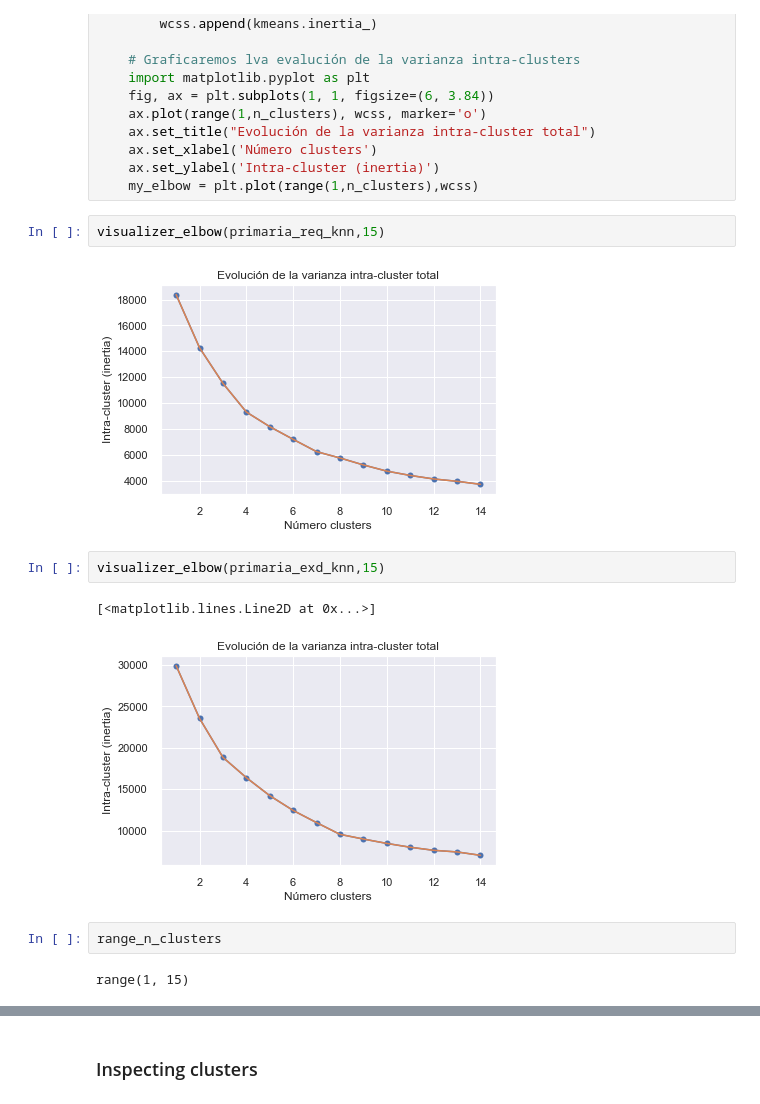
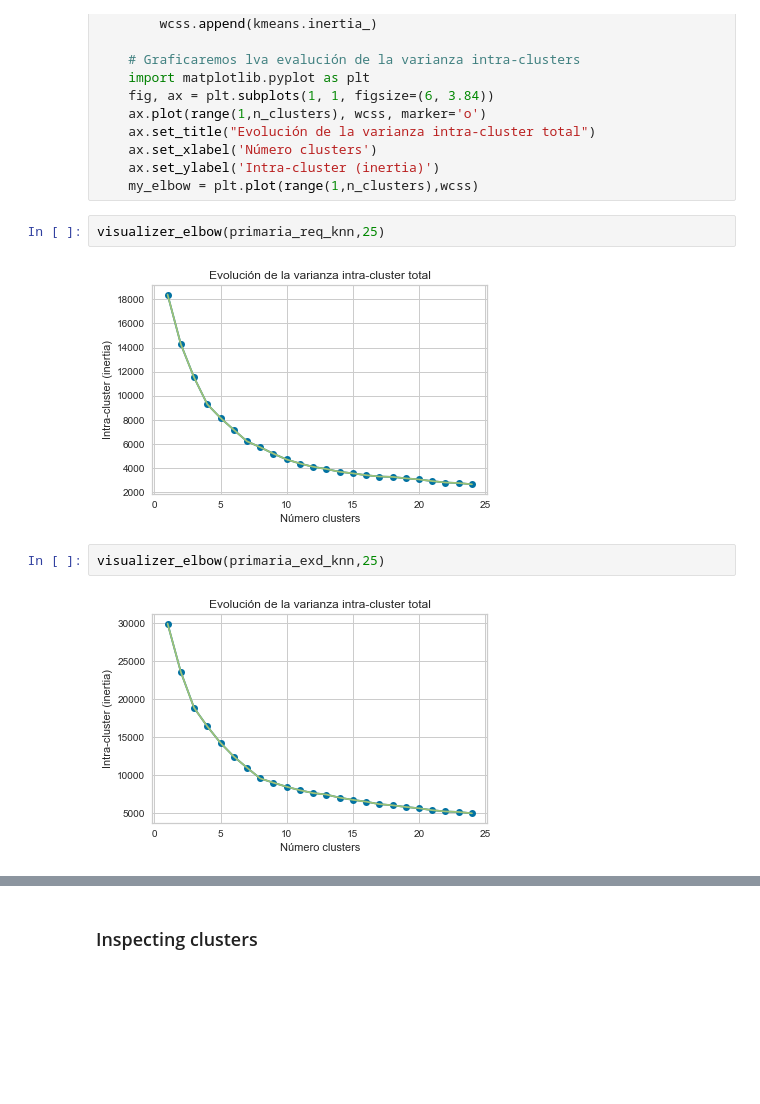
Before and after one commit to hugoferquiroz/AITeacherAllocation, a Jupyter notebook: Scripts/2-2 clusters.ipynb, the cells around one changed output, grey strips where cells are left out. Cells and saved outputs as stored; diff of their text form; blank space fills up the shorter version.

Commit message:
Update 2-2 clusters.ipynb
inspecting clusters - graphs

```diff
--- a/Scripts/2-2 clusters.ipynb
+++ b/Scripts/2-2 clusters.ipynb
@@ -225,15 +225,10 @@ def visualizer_elbow(df,n_clusters=2,seed=36963):
     ax.set_ylabel('Intra-cluster (inertia)')
     my_elbow = plt.plot(range(1,n_clusters),wcss)
 # %%
-visualizer_elbow(primaria_req_knn,15)
+visualizer_elbow(primaria_req_knn,25)
 # %% [output]
-[figure, old version]
+[figure, new version]
 # %%
-visualizer_elbow(primaria_exd_knn,15)
+visualizer_elbow(primaria_exd_knn,25)
 # %% [output]
-[<matplotlib.lines.Line2D at 0x...>]
-[figure, old version]
+[figure, new version]
-# %%
-range_n_clusters
-# %% [output]
-range(1, 15)
```
Also changed, not shown: parts of 43 cells of this notebook.
